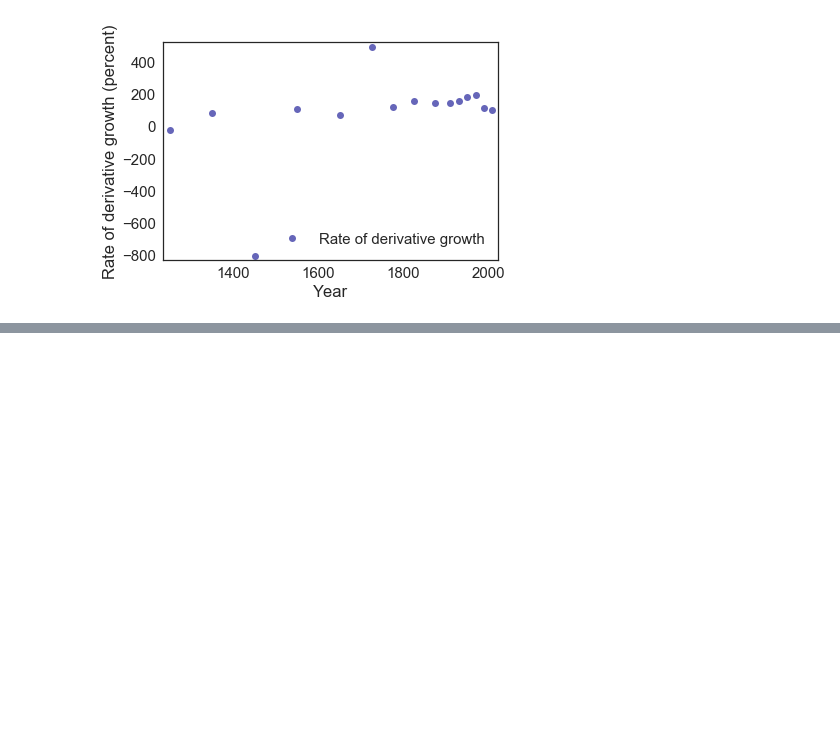
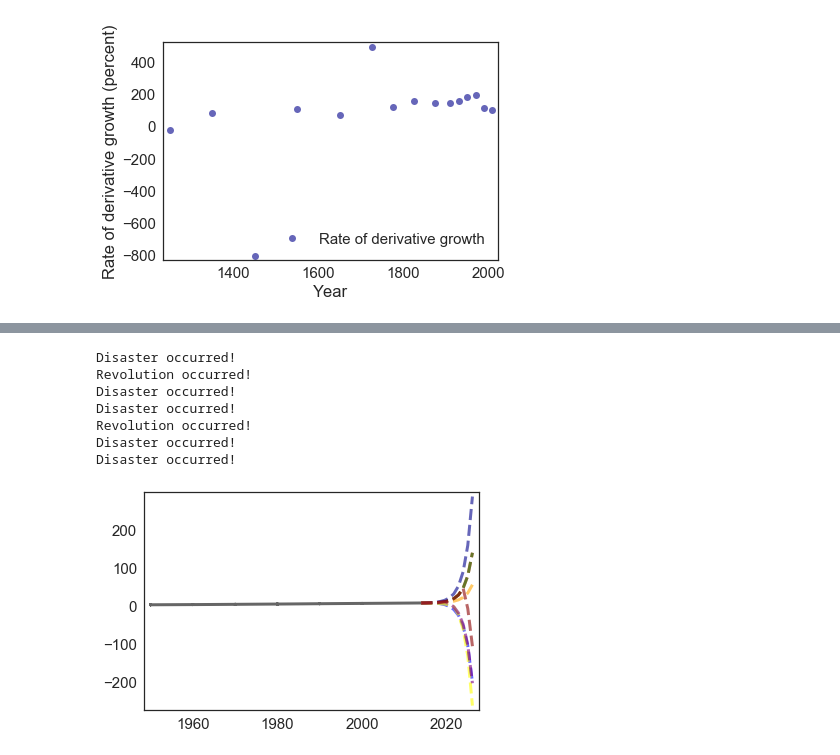
Before and after one commit to VagueSalutations/ModSimProj1, a Jupyter notebook: RationalPopulationGrowth.ipynb, the cells around one changed output, grey strips where cells are left out. Saved outputs shown, nothing was run; the diff lists cells and outputs as text; code cells hidden in the pictures; blank space fills up the shorter version.

```diff
--- a/RationalPopulationGrowth.ipynb
+++ b/RationalPopulationGrowth.ipynb
@@ -289,0 +412,35 @@ plot_data(recentPercentChanges*1e9, 'Rate of derivative growth', 'Year', 'Rate o
+# %%
+reallyRecentPopData = recentPopData.loc[1950:]
+
+p0 = 7.265786e+09         # Set the system's initial population (population in 1200 AD)
+t0 = 2014              # Set the system's initial time (in years)
+tf = 2025              # Set the system's final time (in years)
+periods = 10          # Set the number of periods to iterate through
+
+init_growth = 73644784    # Set the system's initial growth rate to that of 2014 as calculated by our GOOD_DATA set
+
+p_revolution = 0.01    # Set the system's probability of a revolution occurring
+p_disaster = 0.02      # Set the system's probability of a disaster occurring
+duration = 1          # Set the system's duration for length of special events IN PERIODS
+
+largestAccRate = 0.85   # Set the highest rate at which the rate of population growth will change
+lowestAccRate = 0.8   # Set the lowest rate at which the rate of population growth will change
+
+colors = ['red', 'green', 'blue', 'darkblue', 'orange', 'yellow', 'purple', 'darkred']
+
+newfig()
+plot_data(reallyRecentPopData, shapein='-', colorin='black')
+
+for color in colors:
+    worldSystem = System(p0=p0, t0=t0, tf=tf, periods=periods, init_growth=init_growth, p_revolution=p_revolution, p_disaster=p_disaster, duration=duration, largestAccRate=largestAccRate, lowestAccRate=lowestAccRate)
+    run_simulation(worldSystem)
+    plot_data(worldSystem.results, shapein = '--', colorin = color)
+# %% [output]
+Disaster occurred!
+Revolution occurred!
+Disaster occurred!
+Disaster occurred!
+Revolution occurred!
+Disaster occurred!
+Disaster occurred!
+[figure, added]
```
Also changed, not shown: parts of 4 cells of this notebook.
